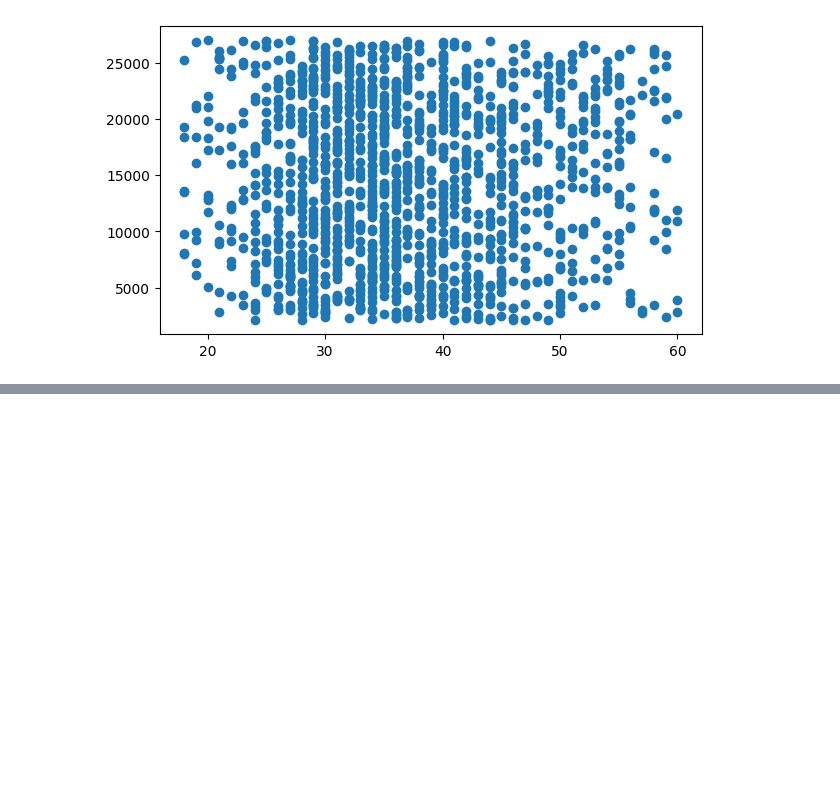
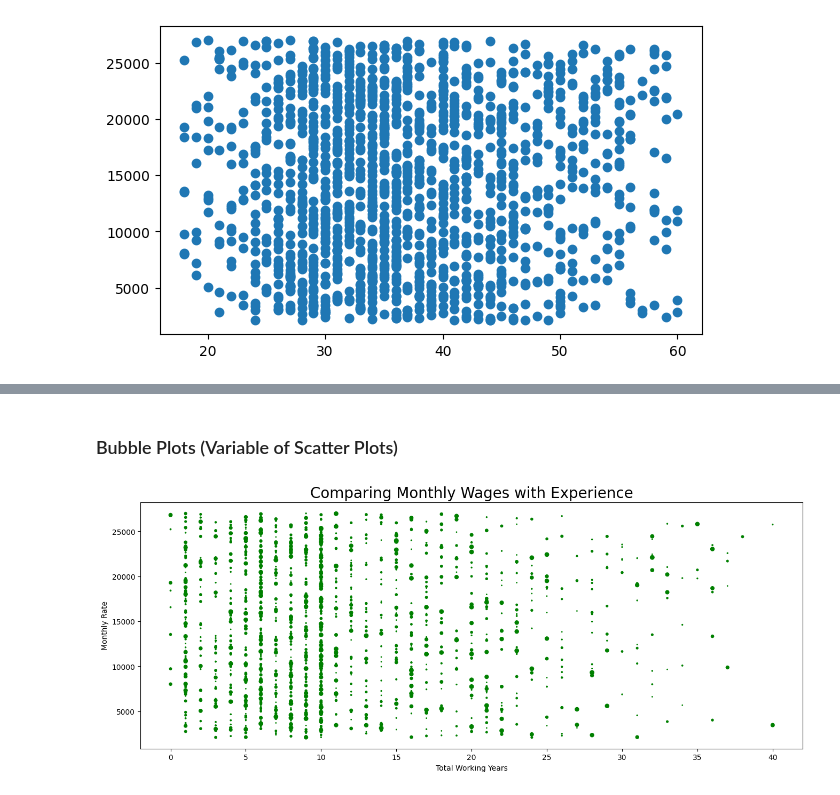
Before and after one commit to pps-github22/Data-Visualization, a Jupyter notebook: Learning1/Scatter_Plot.ipynb, the cells around one changed output, grey strips where cells are left out. Cells and saved outputs as stored; diff of their text form; code cells hidden in the pictures; blank space fills up the shorter version.

```diff
--- a/Learning1/Scatter_Plot.ipynb
+++ b/Learning1/Scatter_Plot.ipynb
@@ -58,0 +71,21 @@ plt.show()
+# %% [markdown]
+### Bubble Plots (Variable of Scatter Plots)
+# %%
+# there are three varibles involved in the plot.
+
+plt.rcParams['figure.figsize'] = (16, 6)
+
+
+plt.scatter( data['TotalWorkingYears'],
+            data['MonthlyRate'],
+            s = data['DistanceFromHome'],
+            color = 'green')
+
+plt.ylabel('Monthly Rate')
+plt.xlabel('Total Working Years')
+
+
+plt.title('Comparing Monthly Wages with Experience', fontsize = 20)
+plt.show()
+# %% [output]
+[figure, added]
```
Also changed, not shown: parts of 1 cell of this notebook.
